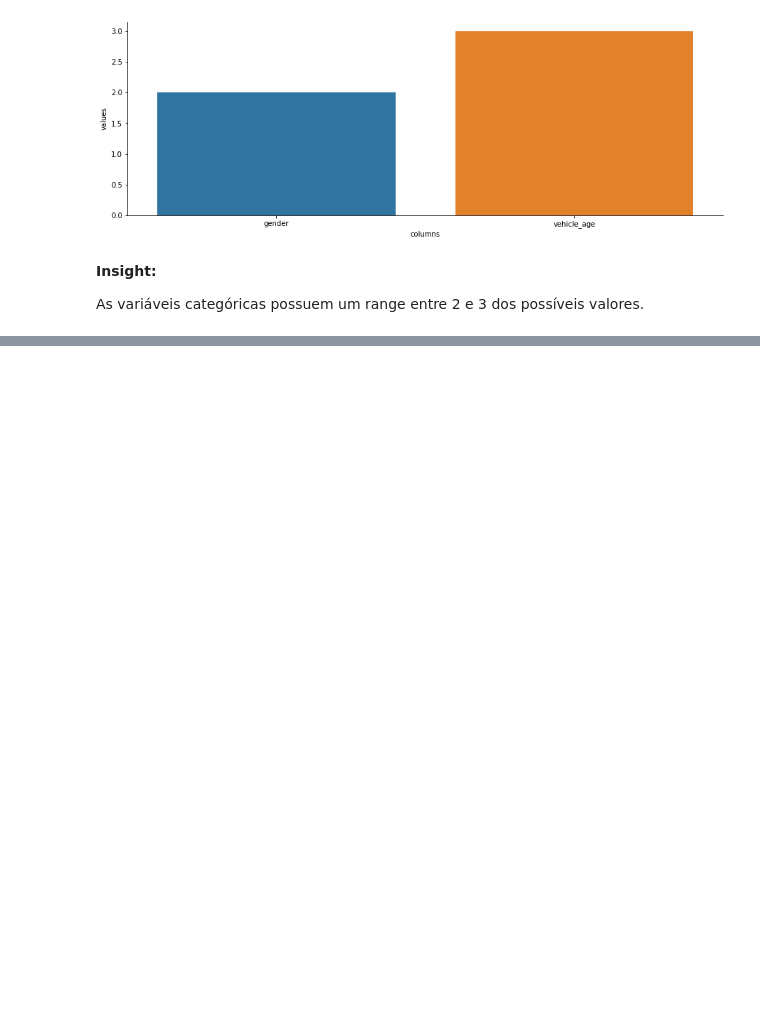
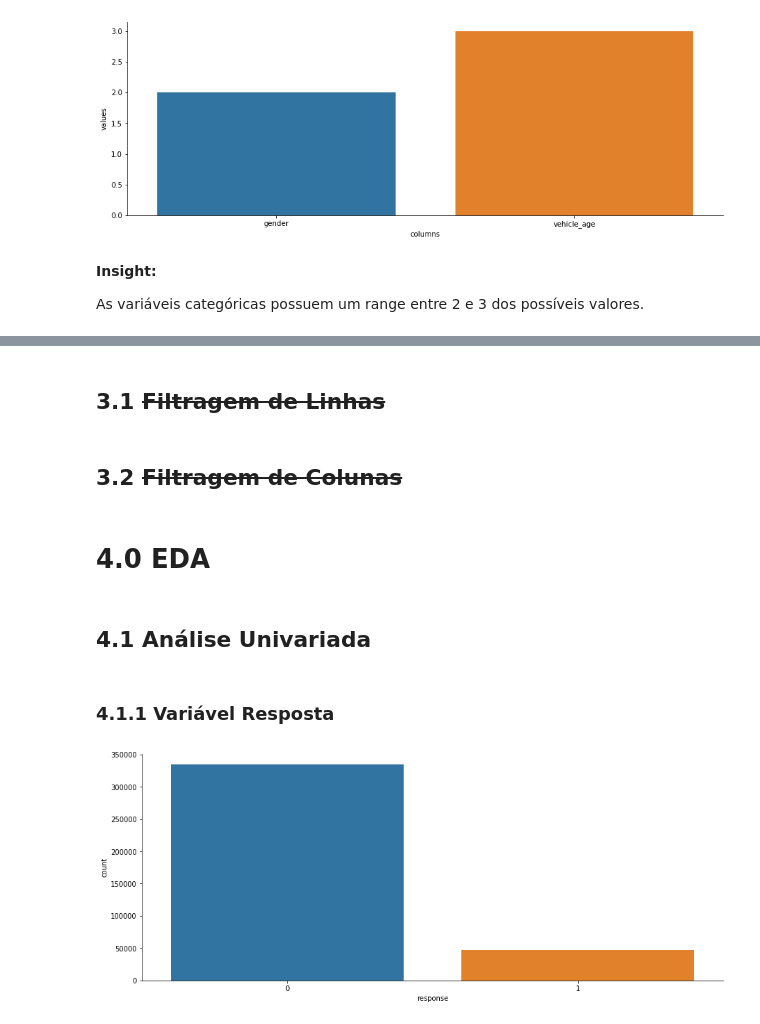
Before and after one commit to Jhonatanslopes/Health-Insurance-Cross-sell, a Jupyter notebook: notebook.ipynb, the cells around one changed output, grey strips where cells are left out. Saved outputs shown, nothing was run; the diff lists cells and outputs as text; code cells hidden in the pictures; blank space fills up the shorter version.

```diff
--- a/notebook.ipynb
+++ b/notebook.ipynb
@@ -211,0 +290,12 @@ As variáveis categóricas possuem um range entre 2 e 3 dos possíveis valores.
+# %%
+# Copy dataframe
+df2 = df1.copy()
+
+# monthly_premium: Monthly amount paid
+df2['monthly_premium'] = df2['annual_premium'].apply(lambda x: x / 12).round()
+
+# age_category: over 30 years old or under and equal 30 years old.
+df2['age_category'] = df2['age'].apply(lambda x: 'over_30_years' if x > 30 else 'between_30_years')
+
+# vintage_category: between 60 day or more than 60 days.
+df2['vintage_category'] = df2['vintage'].apply(lambda x: 'between_60_days' if x < 60 else 'more_60_days')
@@ -211,0 +304,19 @@ As variáveis categóricas possuem um range entre 2 e 3 dos possíveis valores.
+# %% [markdown]
+## 3.1 <s>Filtragem de Linhas<s>
+# %% [markdown]
+## 3.2 <s>Filtragem de Colunas<s>
+# %% [markdown]
+# 4.0 EDA
+# %% [markdown]
+## 4.1 Análise Univariada
+# %% [markdown]
+### 4.1.1 Variável Resposta
+# %%
+# Copy dataframe
+df3 = df2.copy()
+
+plt.figure(figsize=(15, 6))
+sns.countplot(x='response', data=df3)
+sns.despine(right=True);
+# %% [output]
+[figure, added]
```
Also changed, not shown: parts of 38 cells of this notebook.
